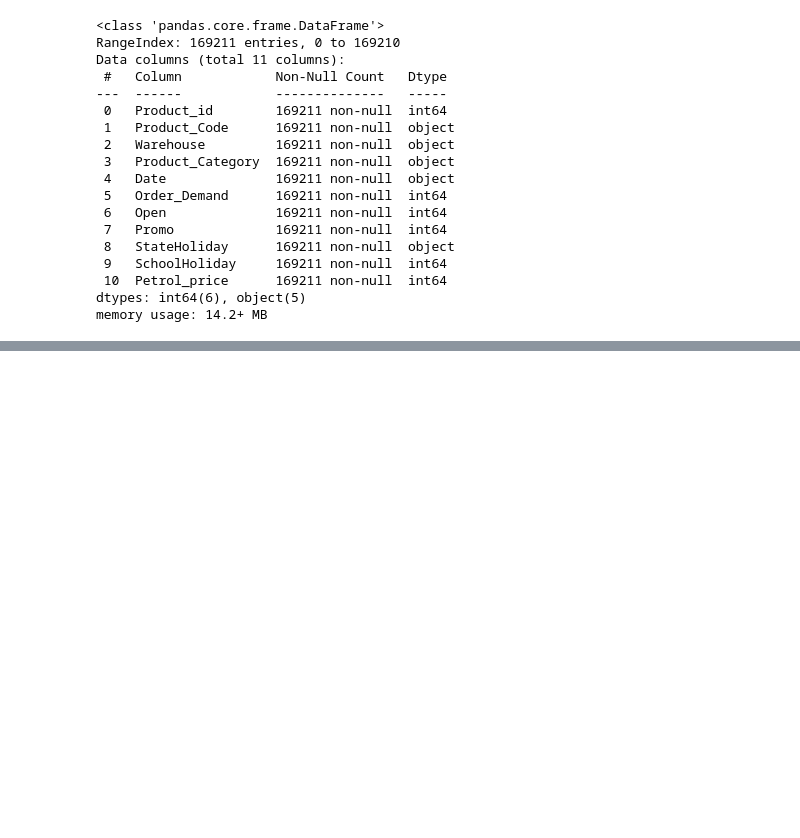
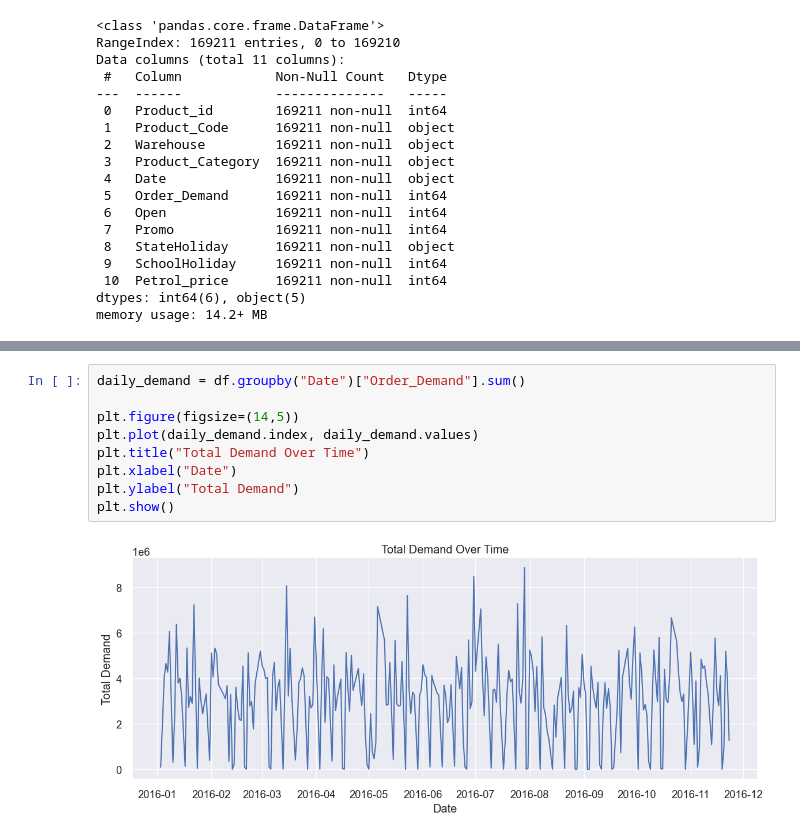
Before and after one commit to Yoruu-x1/retail-demand-forecasting, a Jupyter notebook: eda.ipynb, the cells around one changed output, grey strips where cells are left out. Cells and saved outputs as stored; diff of their text form; blank space fills up the shorter version.

```diff
--- a/eda.ipynb
+++ b/eda.ipynb
@@ -267,0 +153,11 @@ fi
+# %%
+daily_demand = df.groupby("Date")["Order_Demand"].sum()
+
+plt.figure(figsize=(14,5))
+plt.plot(daily_demand.index, daily_demand.values)
+plt.title("Total Demand Over Time")
+plt.xlabel("Date")
+plt.ylabel("Total Demand")
+plt.show()
+# %% [output]
+[figure, added]
```
Also changed, not shown: parts of 27 cells of this notebook.
